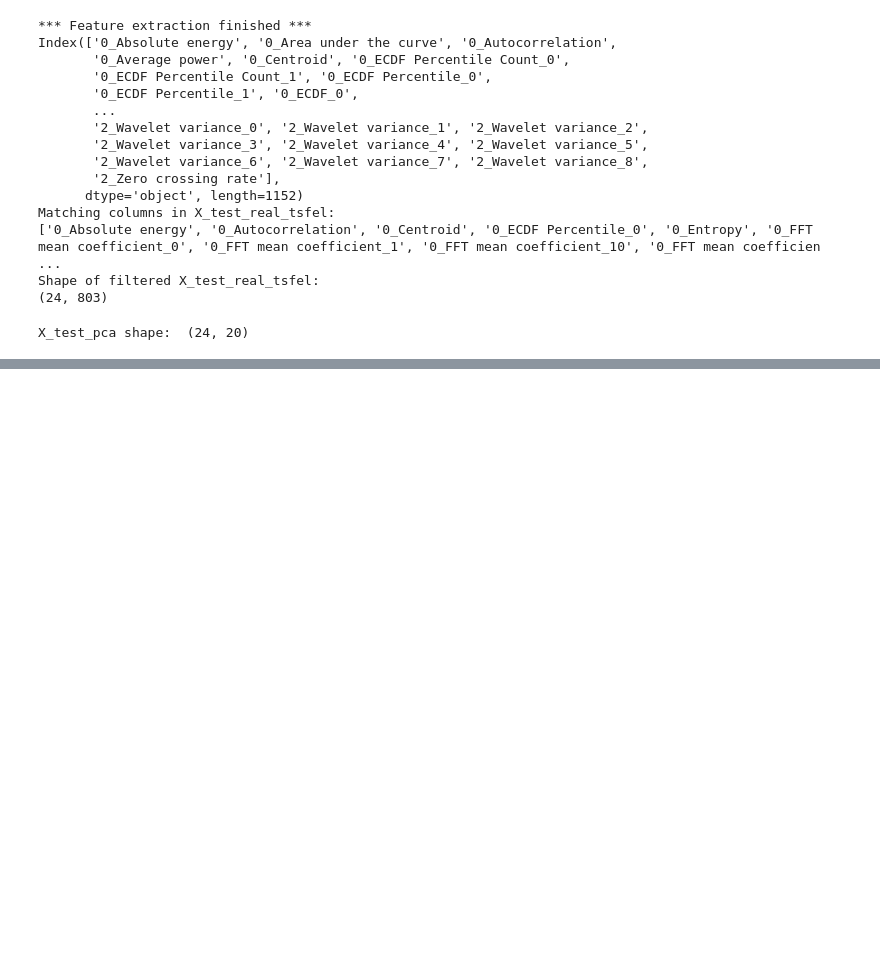
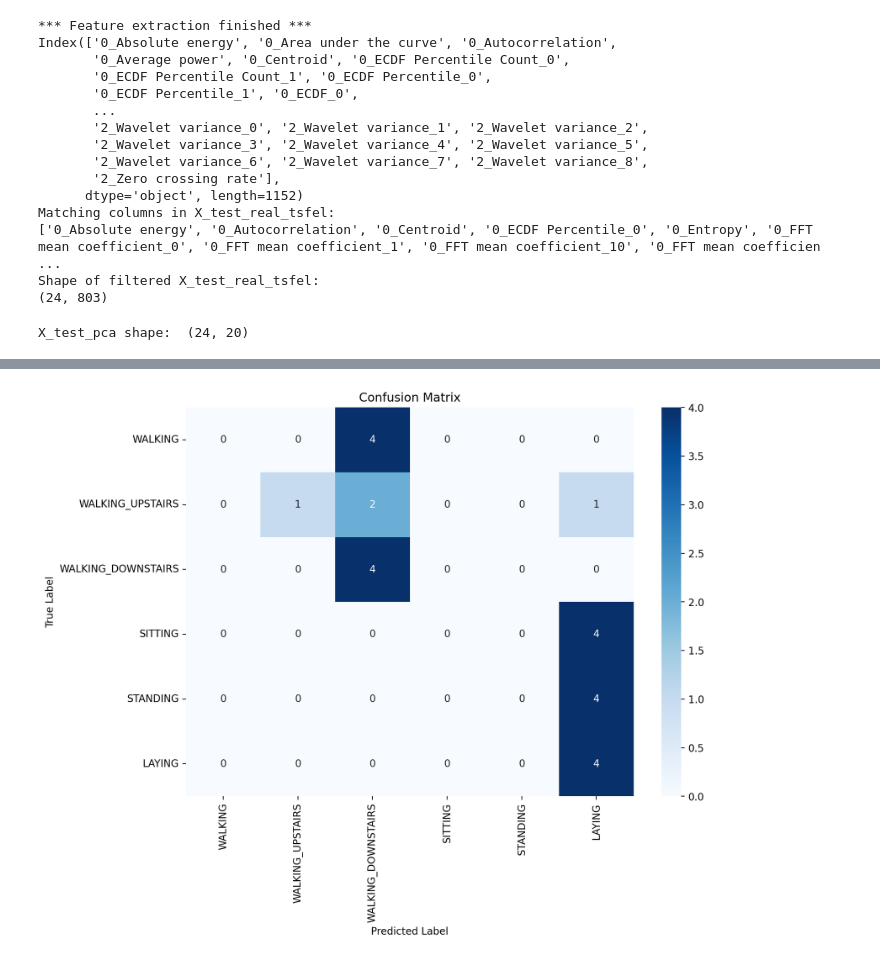
Before and after one commit to ShardulJunagade/ES-335-Assignment-1-2024-Fall, a Jupyter notebook: Task 4/Q1 copy.ipynb, the cells around one changed output, grey strips where cells are left out. Saved outputs shown, nothing was run; the diff lists cells and outputs as text; code cells hidden in the pictures; blank space fills up the shorter version.

```diff
--- a/Task 4/Q1 copy.ipynb
+++ b/Task 4/Q1 copy.ipynb
@@ -194,21 +194,30 @@ print("X_test_pca shape: ", X_test_pca_20_real.shape)
 # %% [output]
 X_test_pca shape:  (24, 20)
 # %%
-from sklearn import preprocessing
+# Make predictions
 from sklearn import metrics
 
+y_tsfel_pred = dt2.predict(X_test_pca_20_real)
 
-y_tsfel_pred=dt2.predict(X_test_pca_20_real)
+# Ensure y_test_real_tsfel and y_tsfel_pred are numpy arrays
+y_test_real_tsfel = np.array(y_test_real_tsfel)
+y_tsfel_pred = np.array(y_tsfel_pred)
 
-print("Accuracy: ",metrics.accuracy_score(y_test_real_tsfel, y_tsfel_pred))
-print("Precision: ",metrics.precision_score(y_test_real_tsfel, y_tsfel_pred,average='macro'))
-print("Recall: ",metrics.recall_score(y_test_real_tsfel, y_tsfel_pred,average='macro'))
+# Calculate metrics
+accuracy = metrics.accuracy_score(y_test_real_tsfel, y_tsfel_pred)
+precision = metrics.precision_score(y_test_real_tsfel, y_tsfel_pred, average='macro')
+recall = metrics.recall_score(y_test_real_tsfel, y_tsfel_pred, average='macro')
 
+print("Accuracy: ", accuracy)
+print("Precision: ", precision)
+print("Recall: ", recall)
+
+# Create and display comparison DataFrame
 comparison_df = pd.DataFrame({
-    'True Label': y_test_reshaped,
+    'True Label': y_test_real_tsfel,
     'Predicted Label': y_tsfel_pred
 })
 
 # Display the DataFrame
-display(comparison_df)
+print(comparison_df)  # Use print for debugging purposes
 # %% [output]
@@ -215,0 +241,18 @@ AttributeError: 'DecisionTreeClassifier' object has no attribute 'monotonic_cst'
+# %%
+import seaborn as sns
+import matplotlib.pyplot as plt
+from sklearn.metrics import confusion_matrix
+
+# Calculate confusion matrix
+conf_matrix = confusion_matrix(y_test_real_tsfel, y_tsfel_pred)
+
+# Plot confusion matrix using seaborn
+plt.figure(figsize=(10, 7))
+sns.heatmap(conf_matrix, annot=True, fmt='d', cmap='Blues',
+            xticklabels=classes.values(), yticklabels=classes.values())
+plt.xlabel('Predicted Label')
+plt.ylabel('True Label')
+plt.title('Confusion Matrix')
+plt.show()
+# %% [output]
+[figure, added]
```
Also changed, not shown: parts of 1 cell of this notebook, 4 other files.
